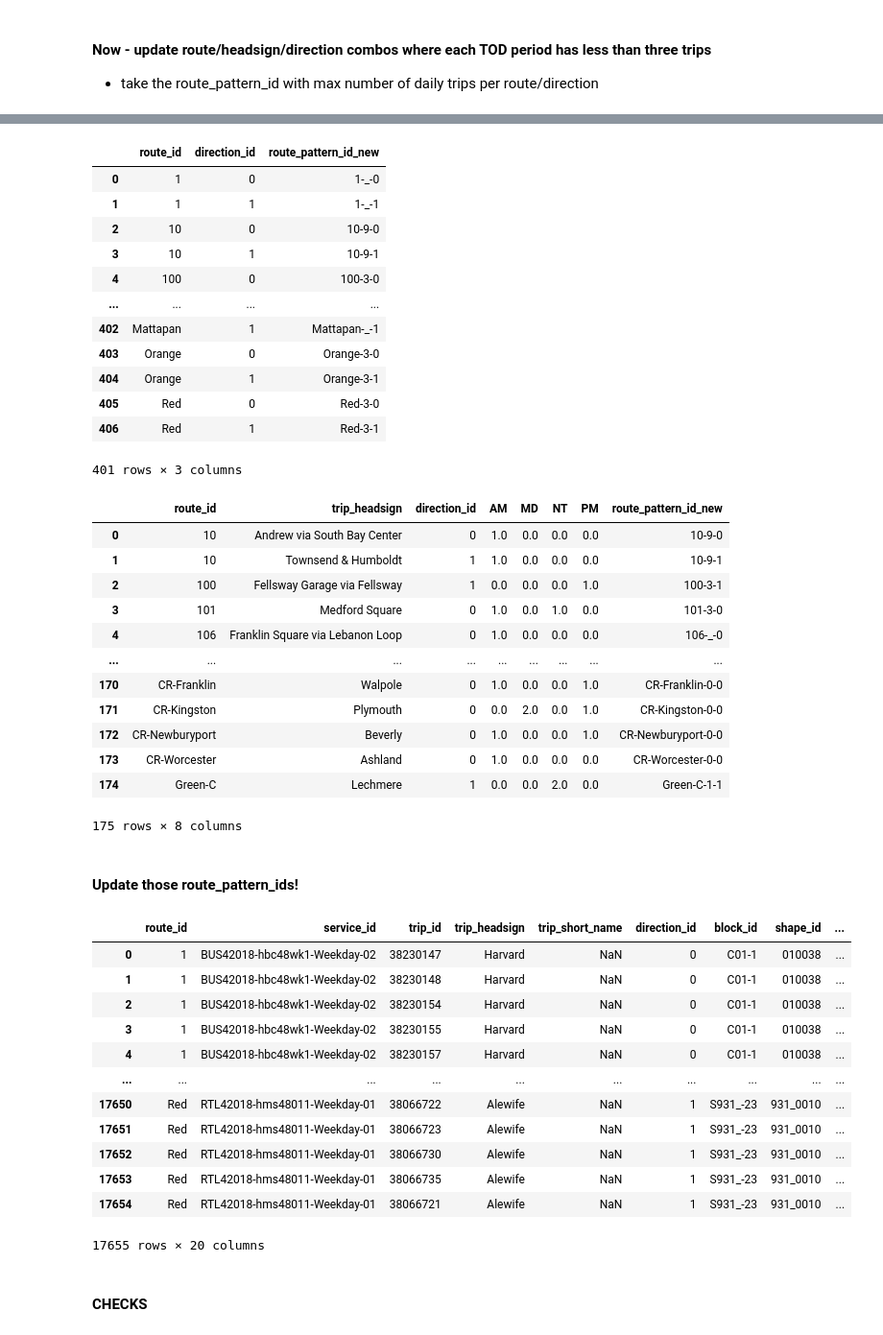
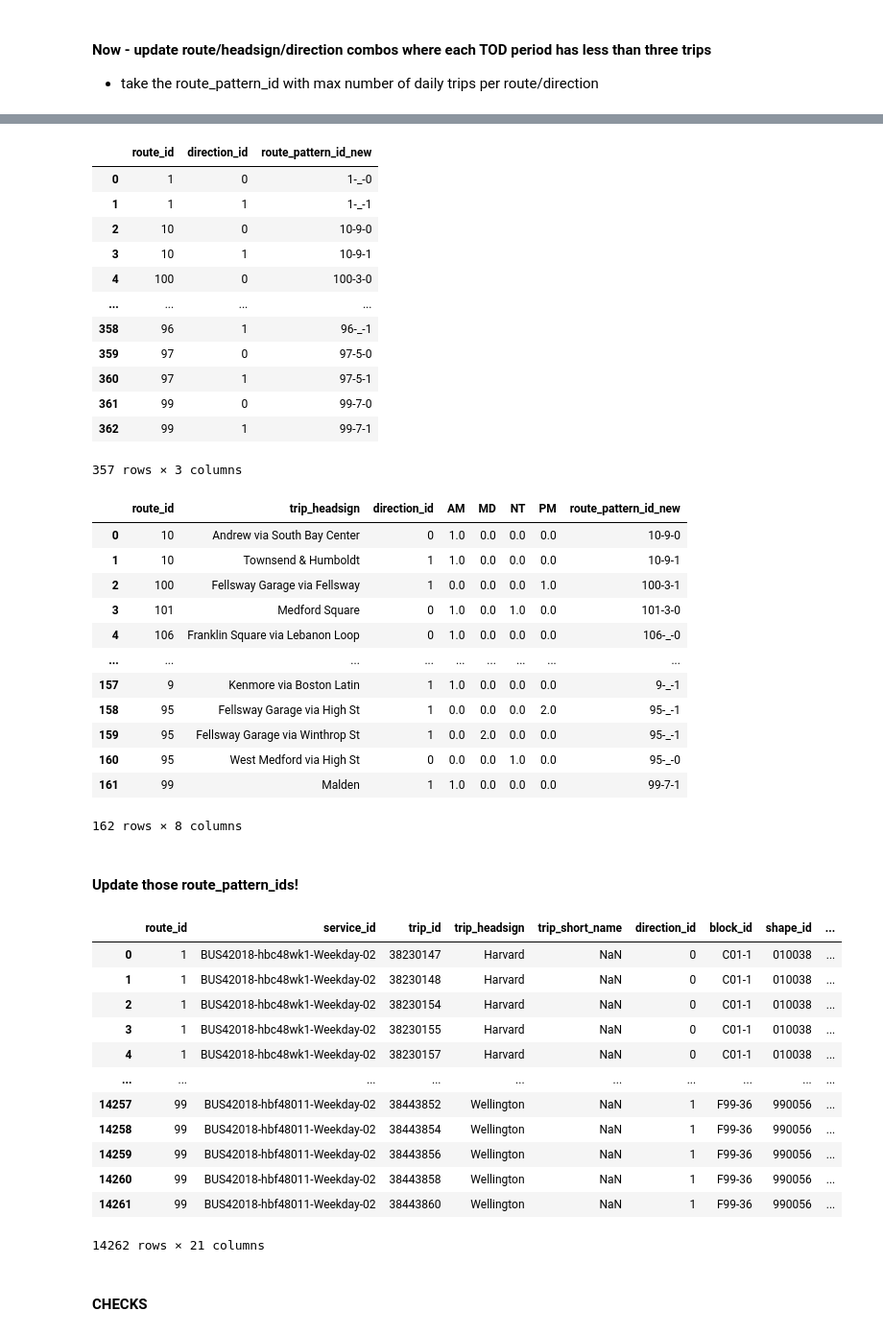
Before and after one commit to mmatkinson7/gtfs_transcad_prep, a Jupyter notebook: gtfs_consolidation_tod.ipynb, the cells around one changed output, grey strips where cells are left out. Shown at 96% size. Drawn from its saved outputs; the diff is of its cells as text; code cells hidden in the pictures.

Commit message:
update service_id based on the route_pattern_id
don't update the rail and ferry pattern ids

```diff
--- a/gtfs_consolidation_tod.ipynb
+++ b/gtfs_consolidation_tod.ipynb
@@ -81,3 +81,8 @@ Needs/Steps:
     - grab just the max per Route, Direction, Headsign (but keep route_pattern_id)
 - consolidate route patterns by Route, Direction, Headsign
     - if route_pattern_id has less than 3 trips in each of the 4 TODs, replace with max trips route_pattern_id
+# %%
+non_bus_routes = list(gtfsfeeds_dfs.routes.query('route_type != 3').route_id.unique())
+non_bus_trips = gtfsfeeds_dfs.trips.query('route_id in @non_bus_routes')
+bus_trips = gtfsfeeds_dfs.trips.query('route_id not in @non_bus_routes')
+bus_trips
@@ -151,7 +170,7 @@ smurf
 # FOR R/H/D, select RPID with most trips
 
     # add TOD to trip table
-tod_trips = gtfsfeeds_dfs.trips.merge(smurf[['trip_id','tod']], how='left', on='trip_id')
+tod_trips = bus_trips.merge(smurf[['trip_id','tod']], how='left', on='trip_id')
 
     # get the number of trips per R/H/D & rpid
 day_rpid = tod_trips.groupby(by=['route_id','trip_headsign','direction_id','route_pattern_id']).agg({'trip_id':'nunique'})
@@ -181,7 +200,7 @@ max_rpid
 # %%
 # join trip table with the RPID with most trips (join is on R/H/D, RPID is an attribute of the table)
 
-trips_update1 = gtfsfeeds_dfs.trips.merge(max_rpid, how='left', on=['route_id','trip_headsign','direction_id'])
+trips_update1 = bus_trips.merge(max_rpid, how='left', on=['route_id','trip_headsign','direction_id'])
 # update the route_pattern_ids based on R/H/D max
     # this may be the same as original RPID as this should cover all R/H/D combos (therefore all trips)
 trips_update1['route_pattern_id'] = trips_update1['route_pattern_id_new']
@@ -263,12 +282,12 @@ max_rpid2
 | 3 | 10 | 1 | 10-9-1 |
 | 4 | 100 | 0 | 100-3-0 |
 | ... | ... | ... | ... |
-| 402 | Mattapan | 1 | Mattapan-_-1 |
-| 403 | Orange | 0 | Orange-3-0 |
-| 404 | Orange | 1 | Orange-3-1 |
-| 405 | Red | 0 | Red-3-0 |
-| 406 | Red | 1 | Red-3-1 |
+| 358 | 96 | 1 | 96-_-1 |
+| 359 | 97 | 0 | 97-5-0 |
+| 360 | 97 | 1 | 97-5-1 |
+| 361 | 99 | 0 | 99-7-0 |
+| 362 | 99 | 1 | 99-7-1 |
-401 rows × 3 columns
+357 rows × 3 columns
 # %%
 # update the route_pattern_ids for just R/H/D combos that have < 3 trips in each of the 4 TOD periods
 update_table = needs_update.merge(max_rpid2, how='left', on=['route_id','direction_id'])
@@ -284,12 +303,12 @@ update_table
 | 3 | 101 | Medford Square | 0 | 1.0 | 0.0 | 1.0 | 0.0 | 101-3-0 |
 | 4 | 106 | Franklin Square via Lebanon Loop | 0 | 1.0 | 0.0 | 0.0 | 0.0 | 106-_-0 |
 | ... | ... | ... | ... | ... | ... | ... | ... | ... |
-| 170 | CR-Franklin | Walpole | 0 | 1.0 | 0.0 | 0.0 | 1.0 | CR-Franklin-0-0 |
-| 171 | CR-Kingston | Plymouth | 0 | 0.0 | 2.0 | 0.0 | 1.0 | CR-Kingston-0-0 |
-| 172 | CR-Newburyport | Beverly | 0 | 1.0 | 0.0 | 0.0 | 1.0 | CR-Newburyport-0-0 |
-| 173 | CR-Worcester | Ashland | 0 | 1.0 | 0.0 | 0.0 | 0.0 | CR-Worcester-0-0 |
-| 174 | Green-C | Lechmere | 1 | 0.0 | 0.0 | 2.0 | 0.0 | Green-C-1-1 |
+| 157 | 9 | Kenmore via Boston Latin | 1 | 1.0 | 0.0 | 0.0 | 0.0 | 9-_-1 |
+| 158 | 95 | Fellsway Garage via High St | 1 | 0.0 | 0.0 | 0.0 | 2.0 | 95-_-1 |
+| 159 | 95 | Fellsway Garage via Winthrop St | 1 | 0.0 | 2.0 | 0.0 | 0.0 | 95-_-1 |
+| 160 | 95 | West Medford via High St | 0 | 0.0 | 0.0 | 1.0 | 0.0 | 95-_-0 |
+| 161 | 99 | Malden | 1 | 1.0 | 0.0 | 0.0 | 0.0 | 99-7-1 |
-175 rows × 8 columns
+162 rows × 8 columns
 # %% [markdown]
 #### Update those route_pattern_ids!
 # %%
@@ -304,30 +323,31 @@ trips_update3['route_pattern_id'] = np.where(
     trips_update3['route_pattern_id_new'])
 # %%
 # update headsign for all trips with updated route_pattern_id
-rpid_th = trips_update3.groupby(by=['route_pattern_id','trip_headsign','block_id','shape_id']).agg({'trip_id':'count'}).reset_index()
+rpid_th = trips_update3.groupby(by=['route_pattern_id','trip_headsign','block_id','shape_id','service_id']).agg({'trip_id':'count'}).reset_index()
 rpid_th_max = rpid_th.groupby(by=['route_pattern_id']).apply(lambda g: g[g['trip_id'] == g['trip_id'].max()]).reset_index(drop=True)
 rpid_th_max = rpid_th_max.drop_duplicates(subset='route_pattern_id')
 trips_update4 = trips_update3.merge(
-    rpid_th_max[['route_pattern_id','trip_headsign','block_id','shape_id']],
+    rpid_th_max[['route_pattern_id','trip_headsign','block_id','shape_id','service_id']],
     how='left',on=['route_pattern_id'], suffixes=(None, '_to_rplce'))
 trips_update4['trip_headsign'] = trips_update4['trip_headsign_to_rplce']
 trips_update4['block_id'] = trips_update4['block_id_to_rplce']
 trips_update4['shape_id'] = trips_update4['shape_id_to_rplce']
+trips_update4['service_id'] = trips_update4['service_id_to_rplce']
 trips_update4
 # %% [output]
 |  | route_id | service_id | trip_id | trip_headsign | trip_short_name | direction_id | block_id | shape_id | ... |
 | 0 | 1 | BUS42018-hbc48wk1-Weekday-02 | 38230147 | Harvard | NaN | 0 | C01-1 | 010038 | ... |
 | 1 | 1 | BUS42018-hbc48wk1-Weekday-02 | 38230148 | Harvard | NaN | 0 | C01-1 | 010038 | ... |
 | 2 | 1 | BUS42018-hbc48wk1-Weekday-02 | 38230154 | Harvard | NaN | 0 | C01-1 | 010038 | ... |
 | 3 | 1 | BUS42018-hbc48wk1-Weekday-02 | 38230155 | Harvard | NaN | 0 | C01-1 | 010038 | ... |
 | 4 | 1 | BUS42018-hbc48wk1-Weekday-02 | 38230157 | Harvard | NaN | 0 | C01-1 | 010038 | ... |
 | ... | ... | ... | ... | ... | ... | ... | ... | ... | ... |
-| 17650 | Red | RTL42018-hms48011-Weekday-01 | 38066722 | Alewife | NaN | 1 | S931_-23 | 931_0010 | ... |
-| 17651 | Red | RTL42018-hms48011-Weekday-01 | 38066723 | Alewife | NaN | 1 | S931_-23 | 931_0010 | ... |
-| 17652 | Red | RTL42018-hms48011-Weekday-01 | 38066730 | Alewife | NaN | 1 | S931_-23 | 931_0010 | ... |
-| 17653 | Red | RTL42018-hms48011-Weekday-01 | 38066735 | Alewife | NaN | 1 | S931_-23 | 931_0010 | ... |
-| 17654 | Red | RTL42018-hms48011-Weekday-01 | 38066721 | Alewife | NaN | 1 | S931_-23 | 931_0010 | ... |
+| 14257 | 99 | BUS42018-hbf48011-Weekday-02 | 38443852 | Wellington | NaN | 1 | F99-36 | 990056 | ... |
+| 14258 | 99 | BUS42018-hbf48011-Weekday-02 | 38443854 | Wellington | NaN | 1 | F99-36 | 990056 | ... |
+| 14259 | 99 | BUS42018-hbf48011-Weekday-02 | 38443856 | Wellington | NaN | 1 | F99-36 | 990056 | ... |
+| 14260 | 99 | BUS42018-hbf48011-Weekday-02 | 38443858 | Wellington | NaN | 1 | F99-36 | 990056 | ... |
+| 14261 | 99 | BUS42018-hbf48011-Weekday-02 | 38443860 | Wellington | NaN | 1 | F99-36 | 990056 | ... |
-17655 rows × 20 columns
+14262 rows × 21 columns
 # %% [markdown]
 #### CHECKS
 # %%
```
Also changed, not shown: parts of 13 cells of this notebook.
